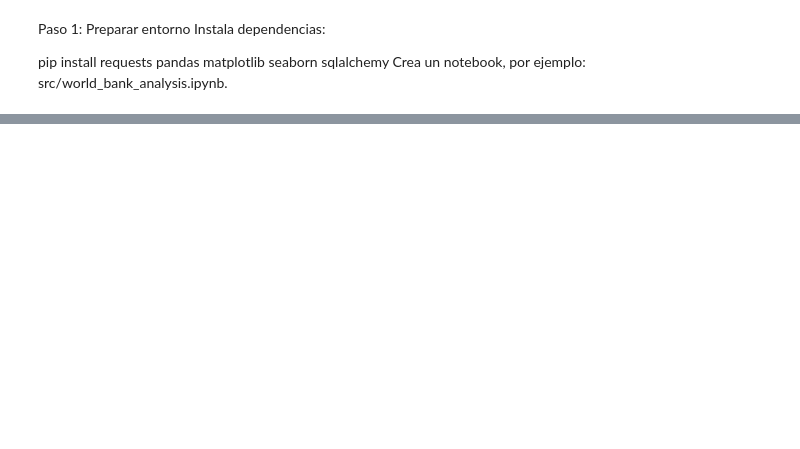
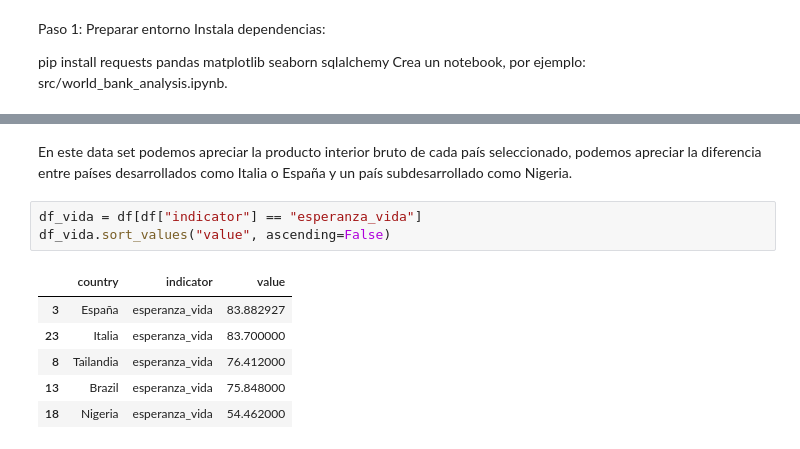
Before and after one commit to 4GeeksAcademy/AVR81-https-github.com-4GeeksAcademy-interacting-with-api-python-project-tutorial, a Jupyter notebook: src/explore.ipynb, the cells around one changed output, grey strips where cells are left out. Saved outputs shown, nothing was run; the diff lists cells and outputs as text; blank space fills up the shorter version.

```diff
--- a/src/explore.ipynb
+++ b/src/explore.ipynb
@@ -130,0 +184,12 @@ Crea un notebook, por ejemplo: src/world_bank_analysis.ipynb.
+# %% [markdown]
+En este data set podemos apreciar la producto interior bruto de cada país seleccionado, podemos apreciar la diferencia entre países desarrollados como Italia o España y un país subdesarrollado como Nigeria.
+# %%
+df_vida = df[df["indicator"] == "esperanza_vida"]
+df_vida.sort_values("value", ascending=False)
+# %% [output]
+|  | country | indicator | value |
+| 3 | España | esperanza_vida | 83.882927 |
+| 23 | Italia | esperanza_vida | 83.700000 |
+| 8 | Tailandia | esperanza_vida | 76.412000 |
+| 13 | Brazil | esperanza_vida | 75.848000 |
+| 18 | Nigeria | esperanza_vida | 54.462000 |
```
Also changed, not shown: parts of 17 cells of this notebook, 2 other files.
